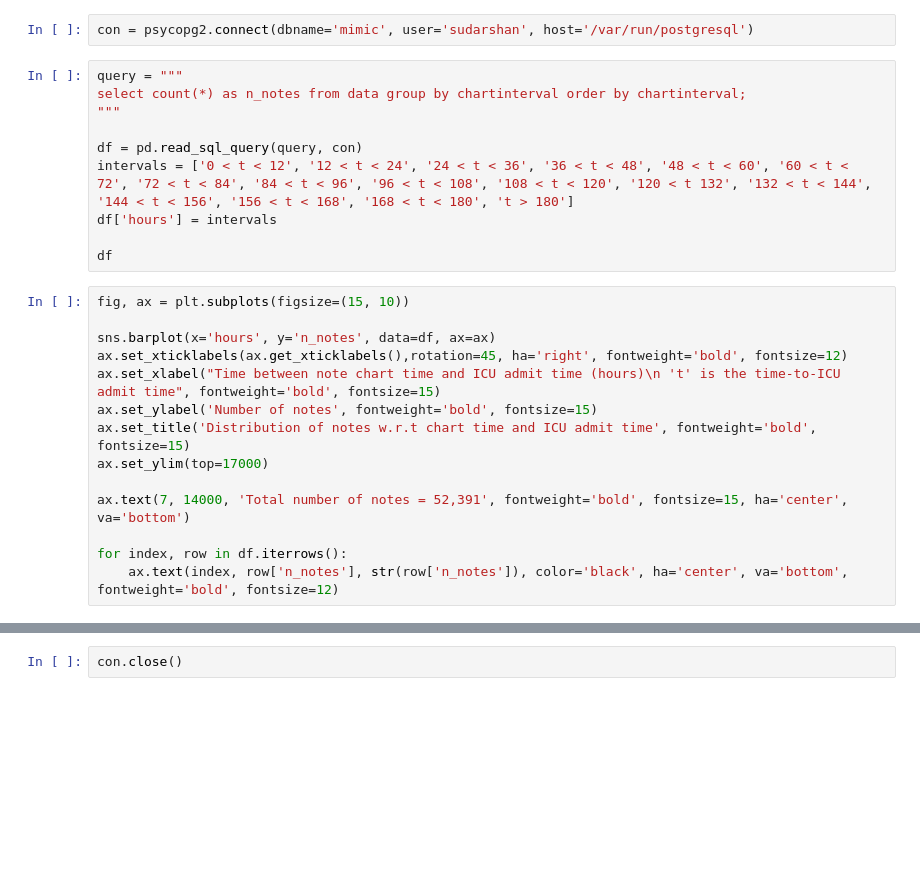
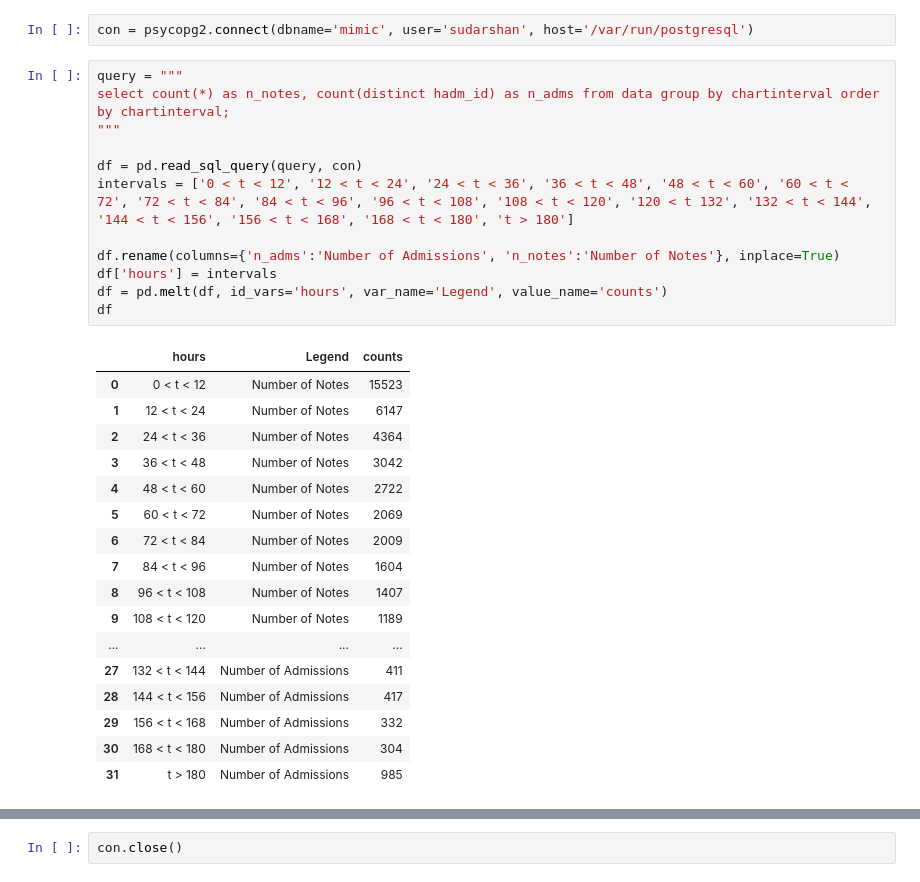
Before and after one commit to sudarshan85/mimic_extraction, a Jupyter notebook: data_stats.ipynb, the cells around one changed output, grey strips where cells are left out. Drawn from its saved outputs; the diff is of its cells as text; blank space fills up the shorter version.

```diff
--- a/data_stats.ipynb
+++ b/data_stats.ipynb
@@ -14,28 +14,34 @@ sns.set(style = 'darkgrid')
 con = psycopg2.connect(dbname='mimic', user='sudarshan', host='/var/run/postgresql')
 # %%
 query = """
-select count(*) as n_notes from data group by chartinterval order by chartinterval;
+select count(*) as n_notes, count(distinct hadm_id) as n_adms from data group by chartinterval order by chartinterval;
 """
 
 df = pd.read_sql_query(query, con)
 intervals = ['0 < t < 12', '12 < t < 24', '24 < t < 36', '36 < t < 48', '48 < t < 60', '60 < t < 72', '72 < t < 84', '84 < t < 96', '96 < t < 108', '108 < t < 120', '120 < t 132', '132 < t < 144', '144 < t < 156', '156 < t < 168', '168 < t < 180', 't > 180']
+
+df.rename(columns={'n_adms':'Number of Admissions', 'n_notes':'Number of Notes'}, inplace=True)
 df['hours'] = intervals
-
+df = pd.melt(df, id_vars='hours', var_name='Legend', value_name='counts')
 df
+# %% [output]
+|  | hours | Legend | counts |
+| 0 | 0 < t < 12 | Number of Notes | 15523 |
+| 1 | 12 < t < 24 | Number of Notes | 6147 |
+| 2 | 24 < t < 36 | Number of Notes | 4364 |
+| 3 | 36 < t < 48 | Number of Notes | 3042 |
+| 4 | 48 < t < 60 | Number of Notes | 2722 |
+| 5 | 60 < t < 72 | Number of Notes | 2069 |
+| 6 | 72 < t < 84 | Number of Notes | 2009 |
+| 7 | 84 < t < 96 | Number of Notes | 1604 |
+| 8 | 96 < t < 108 | Number of Notes | 1407 |
+| 9 | 108 < t < 120 | Number of Notes | 1189 |
+| ... | ... | ... | ... |
+| 27 | 132 < t < 144 | Number of Admissions | 411 |
+| 28 | 144 < t < 156 | Number of Admissions | 417 |
+| 29 | 156 < t < 168 | Number of Admissions | 332 |
+| 30 | 168 < t < 180 | Number of Admissions | 304 |
+| 31 | t > 180 | Number of Admissions | 985 |
-# %%
-fig, ax = plt.subplots(figsize=(15, 10))
-
-sns.barplot(x='hours', y='n_notes', data=df, ax=ax)
-ax.set_xticklabels(ax.get_xticklabels(),rotation=45, ha='right', fontweight='bold', fontsize=12)
-ax.set_xlabel("Time between note chart time and ICU admit time (hours)\n 't' is the time-to-ICU admit time", fontweight='bold', fontsize=15)
-ax.set_ylabel('Number of notes', fontweight='bold', fontsize=15)
-ax.set_title('Distribution of notes w.r.t chart time and ICU admit time', fontweight='bold', fontsize=15)
-ax.set_ylim(top=17000)
-
-ax.text(7, 14000, 'Total number of notes = 52,391', fontweight='bold', fontsize=15, ha='center', va='bottom')
-
-for index, row in df.iterrows():
-    ax.text(index, row['n_notes'], str(row['n_notes']), color='black', ha='center', va='bottom', fontweight='bold', fontsize=12)
 # %%
 query = """
 select hadm_id, count(*) as n_notes from data group by hadm_id order by hadm_id;
```
Also changed, not shown: parts of 11 cells of this notebook.
